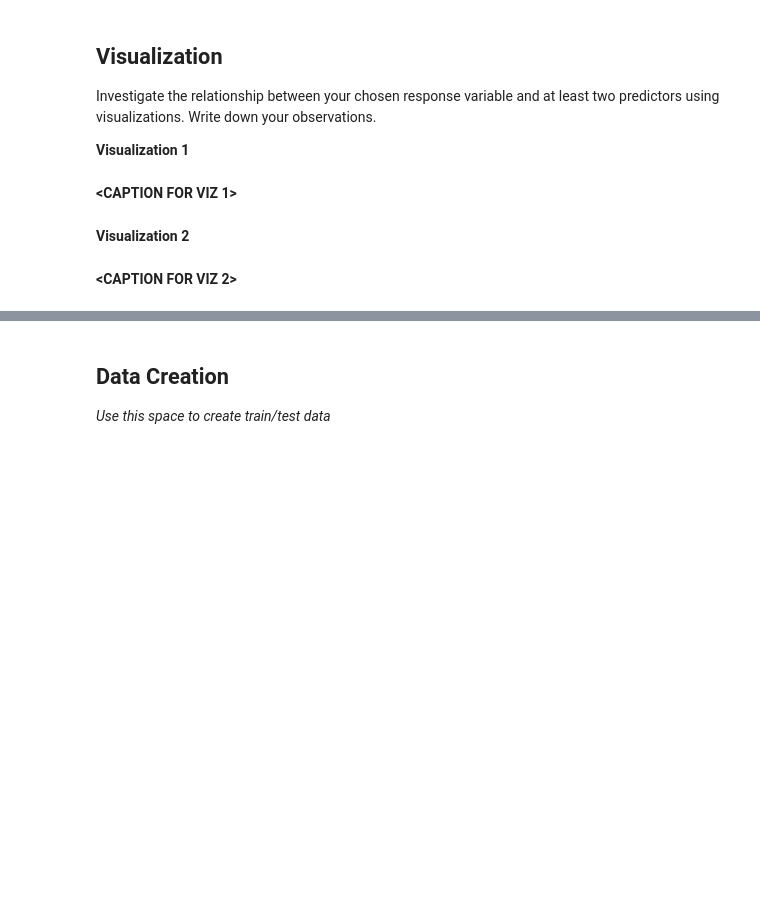
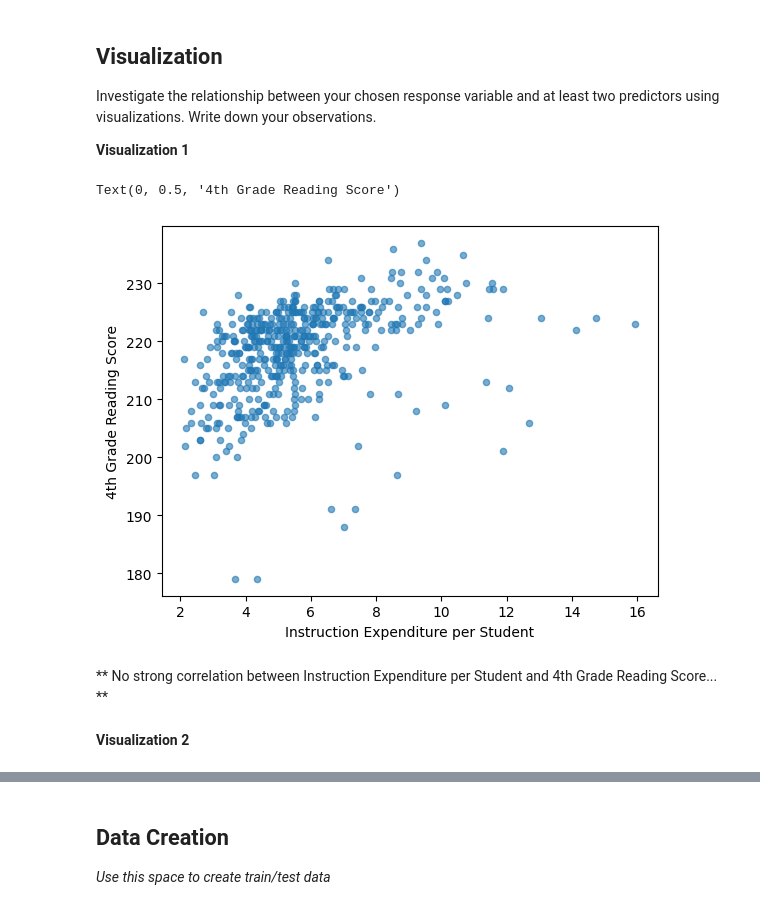
Before and after one commit to Jesaness/MDST-Onboarding, a Jupyter notebook: tutorial1/checkpoint1.ipynb, the cells around one changed output, grey strips where cells are left out. Cells and saved outputs as stored; diff of their text form; code cells hidden in the pictures; blank space fills up the shorter version.

```diff
--- a/tutorial1/checkpoint1.ipynb
+++ b/tutorial1/checkpoint1.ipynb
@@ -32,2 +36,5 @@ Import `numpy`, `pandas`, and `matplotlib`.
 # %% [markdown]
 Load in the "states_edu.csv" dataset and take a look at the head of the data
+# %%
+df = pd.read_csv('../data/states_edu.csv')
+df.head()
@@ -35,3 +50,16 @@ Load in the "states_edu.csv" dataset and take a look at the head of the data
 You should always familiarize yourself with what each column in the dataframe represents. Read about the states_edu dataset here: https://www.kaggle.com/noriuk/us-education-datasets-unification-project
 # %% [markdown]
 Use this space to rename columns, deal with missing data, etc. _(optional)_
+# %%
+df.rename({
+    'GRADES_PK_G':'ENROLL_PREK',
+    'GRADES_KG_G':'ENROLL_KINDER',
+    'GRADES_4_G':'ENROLL_4',
+    'GRADES_8_G':'ENROLL_8',
+    'GRADES_12_G':'ENROLL_12',
+    'GRADES_1_8_G':'ENROLL_PRIMARY',
+    'GRADES_9_12_G':'ENROLL_HS',
+    'GRADES_ALL_G':'ENROLL_ALL',
+    'ENROLL':'ENROLL_ALL_EST'
+    },
+    axis=1,inplace=True)
@@ -43,0 +74,4 @@ How many years of data are logged in our dataset?
+# %%
+df.dropna(subset=['AVG_READING_4_SCORE'], inplace=True)
+(df["YEAR"]).nunique()
+# df.YEAR.plot.hist(title="Distribution of 8th Grade Reading Scores", edgecolor="black")
@@ -61,0 +128,2 @@ Feature engineering justification: **<BRIEFLY DESCRIBE WHY YOU MADE THE CHANGES
+# %%
+df["INSTRUCTION_EXPENDITURE_PER_STUDENT"] = df["INSTRUCTION_EXPENDITURE"]/df["ENROLL"]
@@ -65,9 +135,14 @@ Feature engineering justification: **<BRIEFLY DESCRIBE WHY YOU MADE THE CHANGES
 Investigate the relationship between your chosen response variable and at least two predictors using visualizations. Write down your observations.
 
 **Visualization 1**
-# %% [markdown]
-**<CAPTION FOR VIZ 1>**
+# %%
+df.plot.scatter(x='INSTRUCTION_EXPENDITURE_PER_STUDENT', y='AVG_READING_4_SCORE', alpha=0.6)
+plt.xlabel('Instruction Expenditure per Student')
+plt.ylabel('4th Grade Reading Score')
+# %% [output]
+Text(0, 0.5, '4th Grade Reading Score')
+[figure, added]
+# %% [markdown]
+** No strong correlation between Instruction Expenditure per Student and 4th Grade Reading Score... **
 # %% [markdown]
 **Visualization 2**
-# %% [markdown]
-**<CAPTION FOR VIZ 2>**
```
Also changed, not shown: parts of 23 cells of this notebook, 1 other file.
